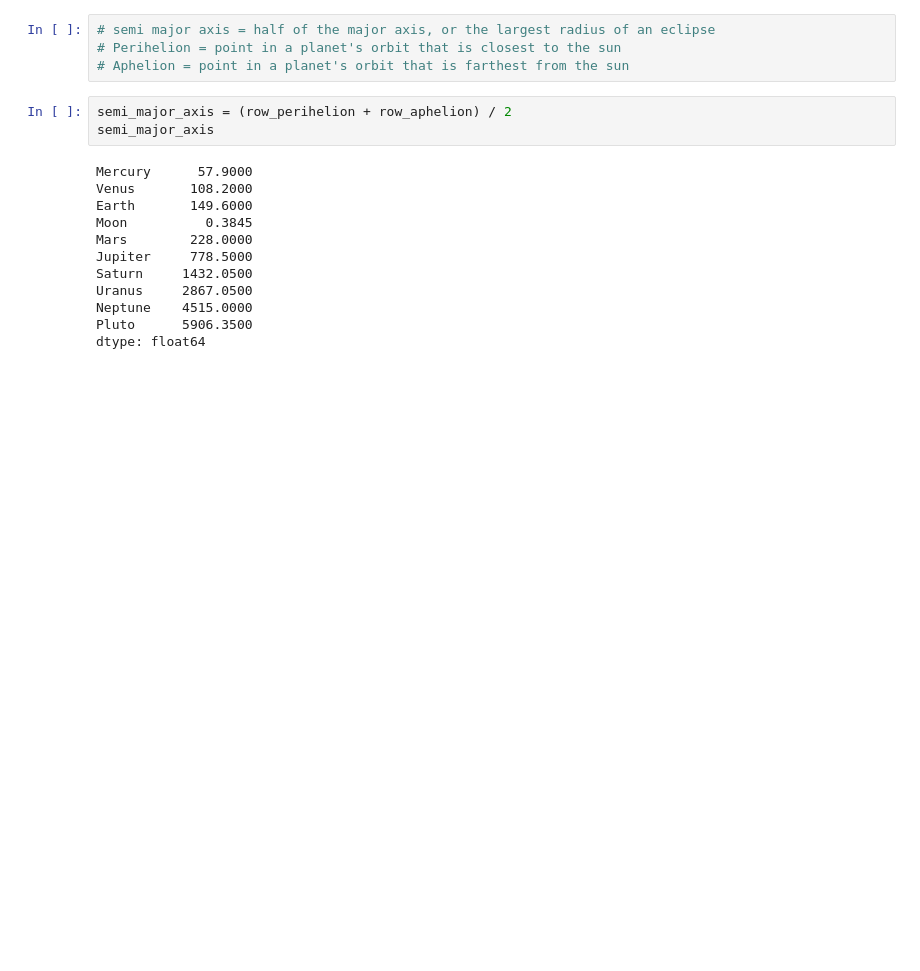
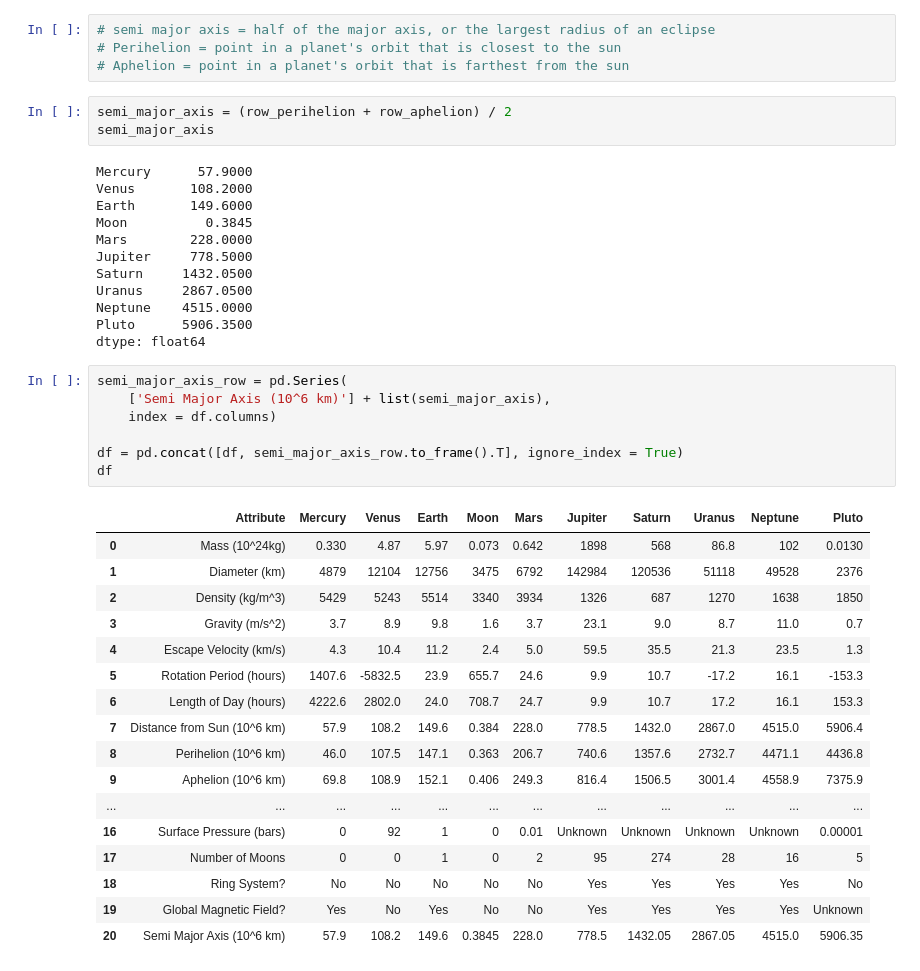
Before and after one commit to annikahattankutter-maker/annika, a Jupyter notebook: homework9/kepler.ipynb, the cells around one changed output. Saved outputs shown, nothing was run; the diff lists cells and outputs as text; blank space fills up the shorter version.

```diff
--- a/homework9/kepler.ipynb
+++ b/homework9/kepler.ipynb
@@ -151,3 +151,28 @@ Uranus     2867.0500
 Neptune    4515.0000
 Pluto      5906.3500
 dtype: float64
+# %%
+semi_major_axis_row = pd.Series(
+    ['Semi Major Axis (10^6 km)'] + list(semi_major_axis),
+    index = df.columns)
+
+df = pd.concat([df, semi_major_axis_row.to_frame().T], ignore_index = True)
+df
+# %% [output]
+|  | Attribute | Mercury | Venus | Earth | Moon | Mars | Jupiter | Saturn | Uranus | Neptune | Pluto |
+| 0 | Mass (10^24kg) | 0.330 | 4.87 | 5.97 | 0.073 | 0.642 | 1898 | 568 | 86.8 | 102 | 0.0130 |
+| 1 | Diameter (km) | 4879 | 12104 | 12756 | 3475 | 6792 | 142984 | 120536 | 51118 | 49528 | 2376 |
+| 2 | Density (kg/m^3) | 5429 | 5243 | 5514 | 3340 | 3934 | 1326 | 687 | 1270 | 1638 | 1850 |
+| 3 | Gravity (m/s^2) | 3.7 | 8.9 | 9.8 | 1.6 | 3.7 | 23.1 | 9.0 | 8.7 | 11.0 | 0.7 |
+| 4 | Escape Velocity (km/s) | 4.3 | 10.4 | 11.2 | 2.4 | 5.0 | 59.5 | 35.5 | 21.3 | 23.5 | 1.3 |
+| 5 | Rotation Period (hours) | 1407.6 | -5832.5 | 23.9 | 655.7 | 24.6 | 9.9 | 10.7 | -17.2 | 16.1 | -153.3 |
+| 6 | Length of Day (hours) | 4222.6 | 2802.0 | 24.0 | 708.7 | 24.7 | 9.9 | 10.7 | 17.2 | 16.1 | 153.3 |
+| 7 | Distance from Sun (10^6 km) | 57.9 | 108.2 | 149.6 | 0.384 | 228.0 | 778.5 | 1432.0 | 2867.0 | 4515.0 | 5906.4 |
+| 8 | Perihelion (10^6 km) | 46.0 | 107.5 | 147.1 | 0.363 | 206.7 | 740.6 | 1357.6 | 2732.7 | 4471.1 | 4436.8 |
+| 9 | Aphelion (10^6 km) | 69.8 | 108.9 | 152.1 | 0.406 | 249.3 | 816.4 | 1506.5 | 3001.4 | 4558.9 | 7375.9 |
+| ... | ... | ... | ... | ... | ... | ... | ... | ... | ... | ... | ... |
+| 16 | Surface Pressure (bars) | 0 | 92 | 1 | 0 | 0.01 | Unknown | Unknown | Unknown | Unknown | 0.00001 |
+| 17 | Number of Moons | 0 | 0 | 1 | 0 | 2 | 95 | 274 | 28 | 16 | 5 |
+| 18 | Ring System? | No | No | No | No | No | Yes | Yes | Yes | Yes | No |
+| 19 | Global Magnetic Field? | Yes | No | Yes | No | No | Yes | Yes | Yes | Yes | Unknown |
+| 20 | Semi Major Axis (10^6 km) | 57.9 | 108.2 | 149.6 | 0.3845 | 228.0 | 778.5 | 1432.05 | 2867.05 | 4515.0 | 5906.35 |
```
Also changed, not shown: parts of 2 cells of this notebook.
